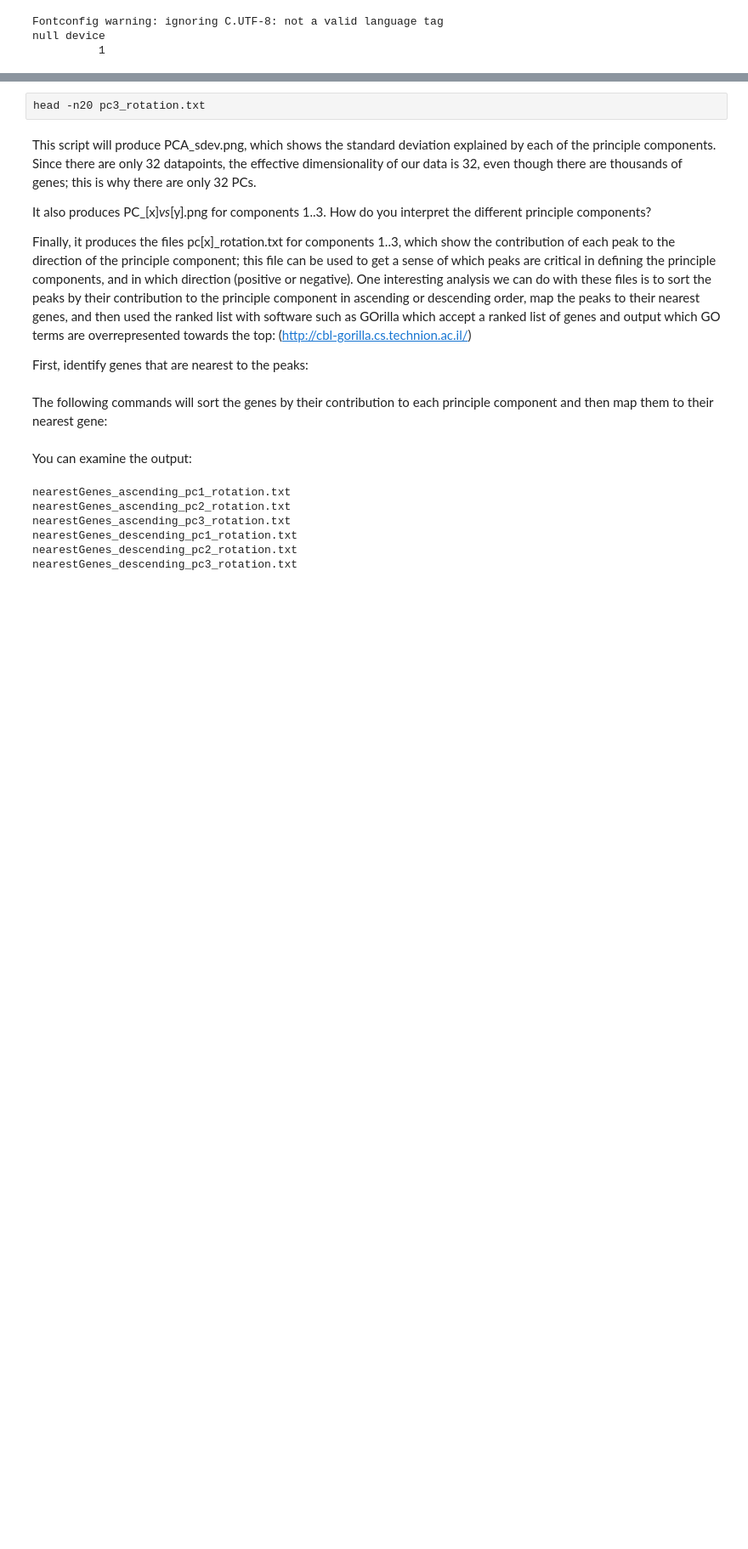
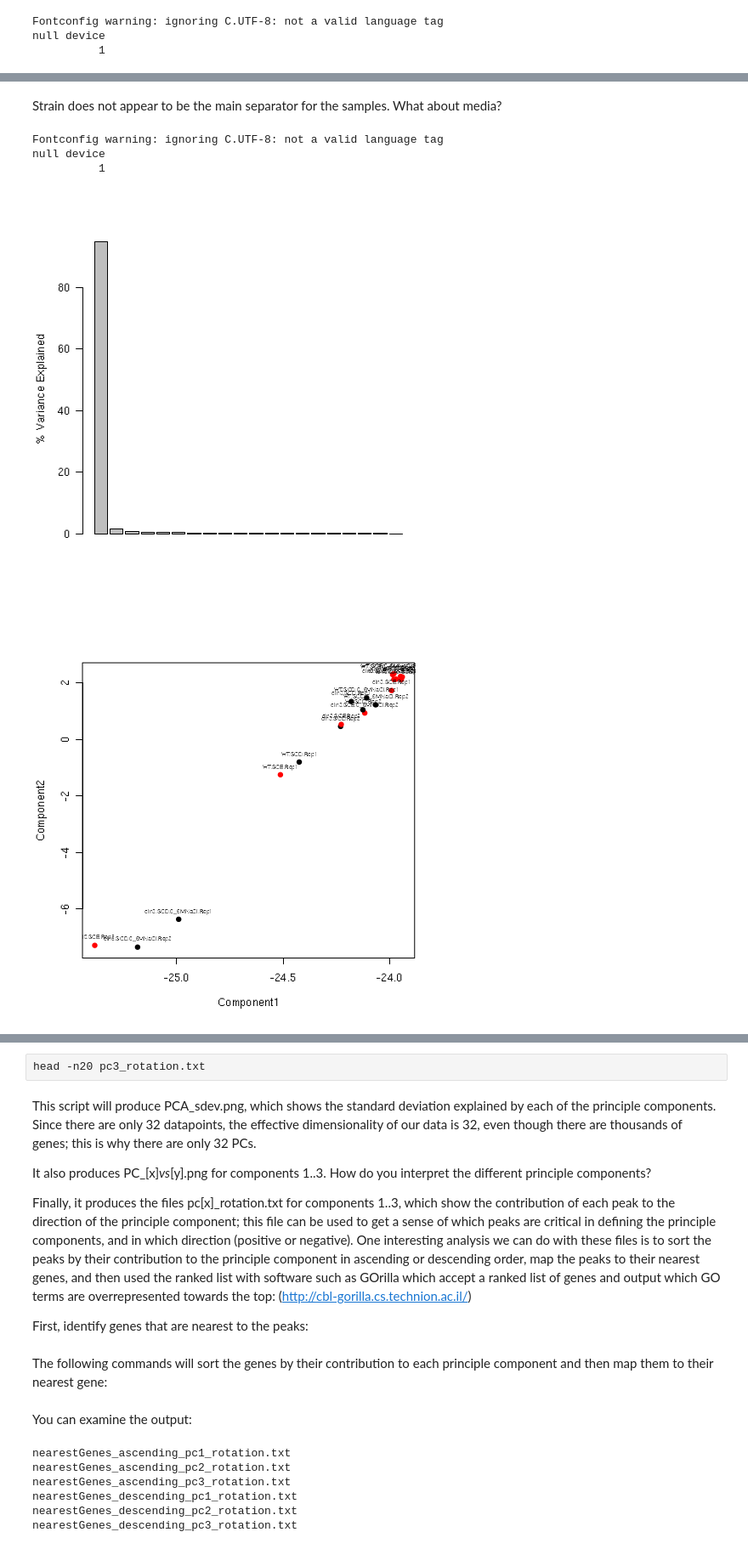
Before and after one commit to kundajelab/training_camp, a Jupyter notebook: workflow_notebooks/3.1 Clustering analysis and PCA.ipynb, the cells around one changed output, grey strips where cells are left out. Shown: that part at 85% size. Cells and saved outputs as stored; diff of their text form; code cells hidden in the pictures; blank space fills up the shorter version.

```diff
--- a/workflow_notebooks/3.1 Clustering analysis and PCA.ipynb
+++ b/workflow_notebooks/3.1 Clustering analysis and PCA.ipynb
@@ -124,0 +121,16 @@ display < PC_3_vs_4.png
+# %% [markdown]
+Strain does not appear to be the main separator for the samples. What about media?
+# %%
+$SRC_DIR/doPCA.R $MASTER_DATA/foldChange.tab $MASTER_DATA/batches.txt Media
+#display the resulting PCA images
+display < PCA_scree_plot.png
+display < PC_1_vs_2.png
+display < PC_2_vs_3.png
+display < PC_1_vs_3.png
+display < PC_3_vs_4.png
+# %% [output]
+Fontconfig warning: ignoring C.UTF-8: not a valid language tag
+null device
+          1
+[figure, added]
+[figure, added]
```
Also changed, not shown: parts of 13 cells of this notebook.
